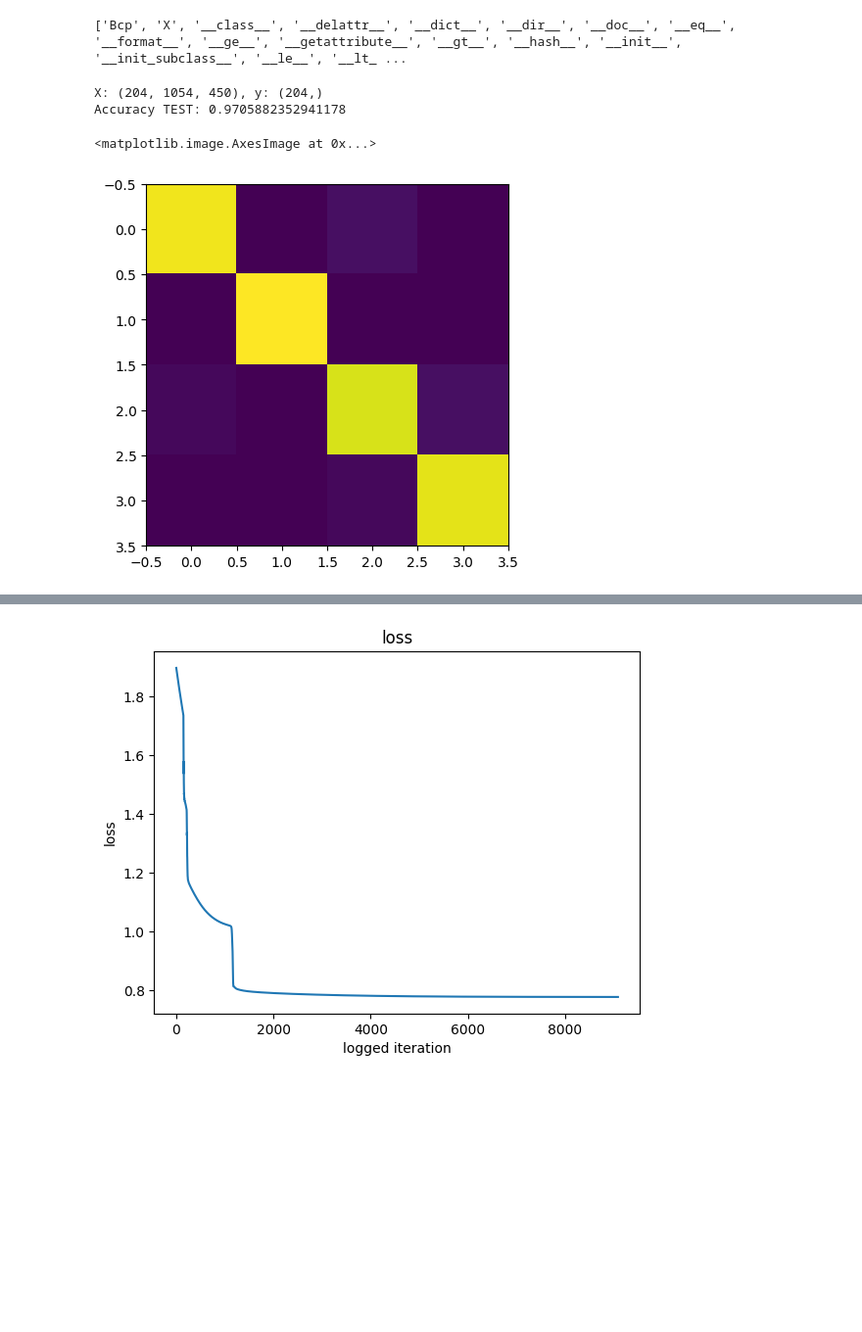
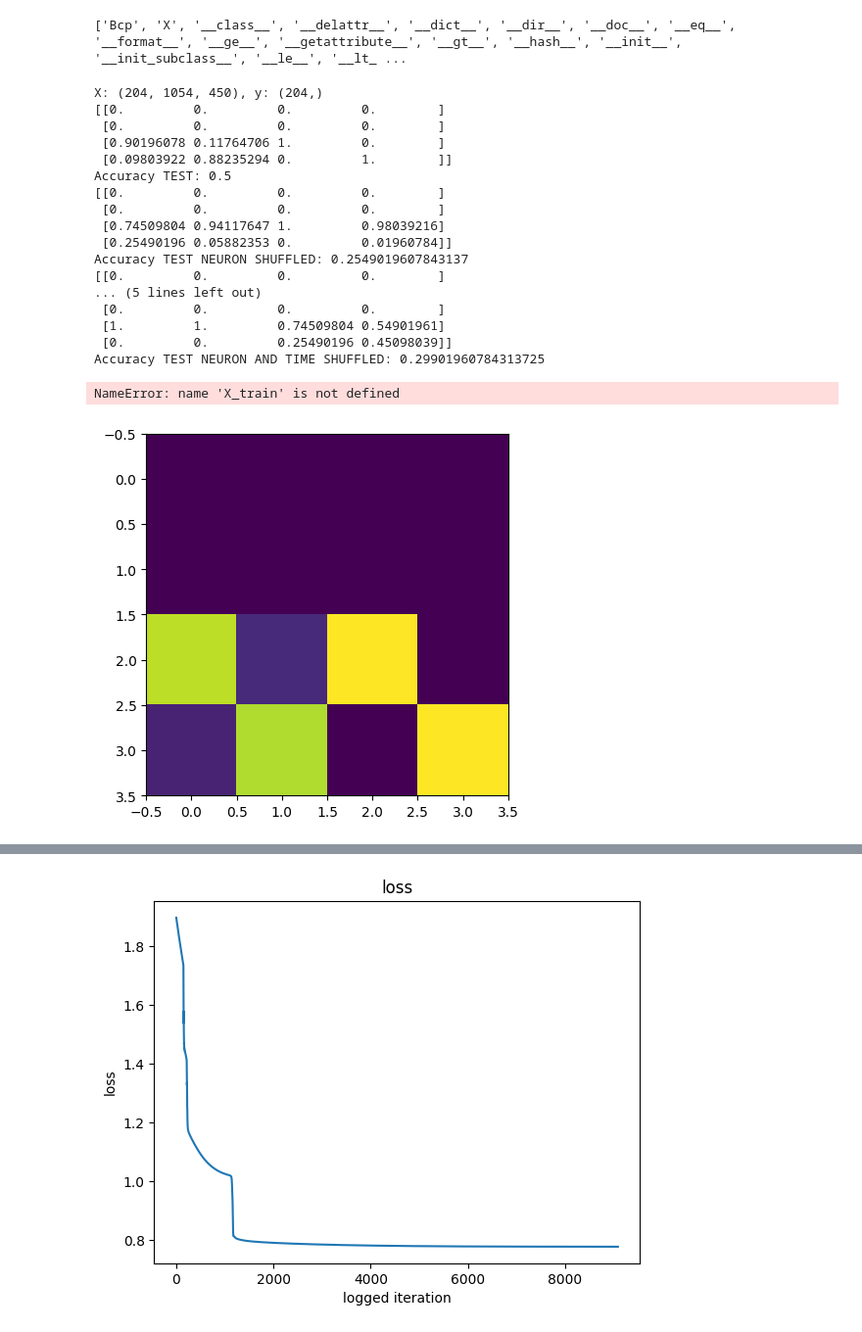
Before and after one commit to kimerein/tensor_regression, a Jupyter notebook: demo_tensorRegression_forKim.ipynb, the cells around one changed output, grey strips where cells are left out. Shown at 98% size. Drawn from its saved outputs; the diff is of its cells as text; code cells hidden in the pictures; blank space fills up the shorter version.

Commit message:
shuffles added for test set based on trained cpmlr

```diff
--- a/demo_tensorRegression_forKim.ipynb
+++ b/demo_tensorRegression_forKim.ipynb
@@ -346,27 +346,83 @@ print(dir(cpmlr))
 # %%
 X = np.array(np.nan_to_num(tensor).transpose((2,0,1)), dtype=np.float32)
 y = np.array(labels, dtype=np.int64)
 print(f'X: {X.shape}, y: {y.shape}')
 
 #X_train, X_test, y_train, y_test = sklearn.model_selection.train_test_split(X, y, test_size=0.5, shuffle=True, stratify=y)
 
 logit, pred = cpmlr.predict(X=torch.as_tensor(X), y_true=torch.as_tensor(y))
 
 cm = mtr.confusion_matrix(pred, y)
+print(cm)
 acc = np.sum(np.diag(cm))/np.sum(cm)
 
 print(f'Accuracy TEST: {acc}')
 
 plt.figure()
 plt.imshow(cm)
 
+# Make neuron-shuffled data
+X_train_shuffled = X.copy()
+X_train_shuffled = X_train_shuffled[:, np.random.permutation(X_train_shuffled.shape[1]), :]
+logit, pred = cpmlr.predict(X=torch.as_tensor(X_train_shuffled), y_true=torch.as_tensor(y))
+cm = mtr.confusion_matrix(pred, y)
+print(cm)
+acc_train_neuronshuffled = np.sum(np.diag(cm))/np.sum(cm)
+acc = np.sum(np.diag(cm))/np.sum(cm)
+print(f'Accuracy TEST NEURON SHUFFLED: {acc_train_neuronshuffled}')
+
+# Make time-shuffled data
+X_train_shuffled = X.copy()
+X_train_shuffled = X_train_shuffled[:, :, np.random.permutation(X_train_shuffled.shape[2])]
+logit, pred = cpmlr.predict(X=torch.as_tensor(X_train_shuffled), y_true=torch.as_tensor(y))
+cm = mtr.confusion_matrix(pred, y)
+print(cm)
+acc_train_timeshuffled = np.sum(np.diag(cm))/np.sum(cm)
+acc = np.sum(np.diag(cm))/np.sum(cm)
+print(f'Accuracy TEST TIME SHUFFLED: {acc_train_timeshuffled}')
+
+# Make neuron- and time-shuffled data
+X_train_shuffled = X.copy()
+X_train_shuffled = X_train_shuffled[:, np.random.permutation(X_train_shuffled.shape[1]), :]
+X_train_shuffled = X_train_shuffled[:, :, np.random.permutation(X_train_shuffled.shape[2])]
+logit, pred = cpmlr.predict(X=torch.as_tensor(X_train_shuffled), y_true=torch.as_tensor(y))
+cm = mtr.confusion_matrix(pred, y)
+print(cm)
+acc_train_shuffled = np.sum(np.diag(cm))/np.sum(cm)
+acc = np.sum(np.diag(cm))/np.sum(cm)
+print(f'Accuracy TEST NEURON AND TIME SHUFFLED: {acc_train_shuffled}')
+
+# Make trial-shuffled cm
+X_train_shuffled = X.copy()
+logit, pred = cpmlr.predict(X=torch.as_tensor(X_train_shuffled[np.random.permutation(X_train_shuffled.shape[0])]), y_true=torch.as_tensor(y))
+cm = mtr.confusion_matrix(pred, y)
+print(cm)
+acc_train_shuffled_trial = np.sum(np.diag(cm))/np.sum(cm)
+acc = np.sum(np.diag(cm))/np.sum(cm)
+print(f'Accuracy TRIAL SHUFFLED: {acc_train_shuffled_trial}')
+
 #print(logit)
 #print(logit.sum(axis=1))
 # %% [output]
 X: (204, 1054, 450), y: (204,)
-Accuracy TEST: 0.9705882352941178
+[[0.         0.         0.         0.        ]
+ [0.         0.         0.         0.        ]
+ [0.90196078 0.11764706 1.         0.        ]
+ [0.09803922 0.88235294 0.         1.        ]]
+Accuracy TEST: 0.5
+[[0.         0.         0.         0.        ]
+ [0.         0.         0.         0.        ]
+ [0.74509804 0.94117647 1.         0.98039216]
+ [0.25490196 0.05882353 0.         0.01960784]]
+Accuracy TEST NEURON SHUFFLED: 0.2549019607843137
+[[0.         0.         0.         0.        ]
+... (5 lines left out)
+ [0.         0.         0.         0.        ]
+ [1.         1.         0.74509804 0.54901961]
+ [0.         0.         0.25490196 0.45098039]]
+Accuracy TEST NEURON AND TIME SHUFFLED: 0.29901960784313725
-<matplotlib.image.AxesImage at 0x...>
+NameError: name 'X_train' is not defined
-[figure, old version]
+[figure, new version]
 # %%
 #old_cpmlr=[cpmlr]
 
```
